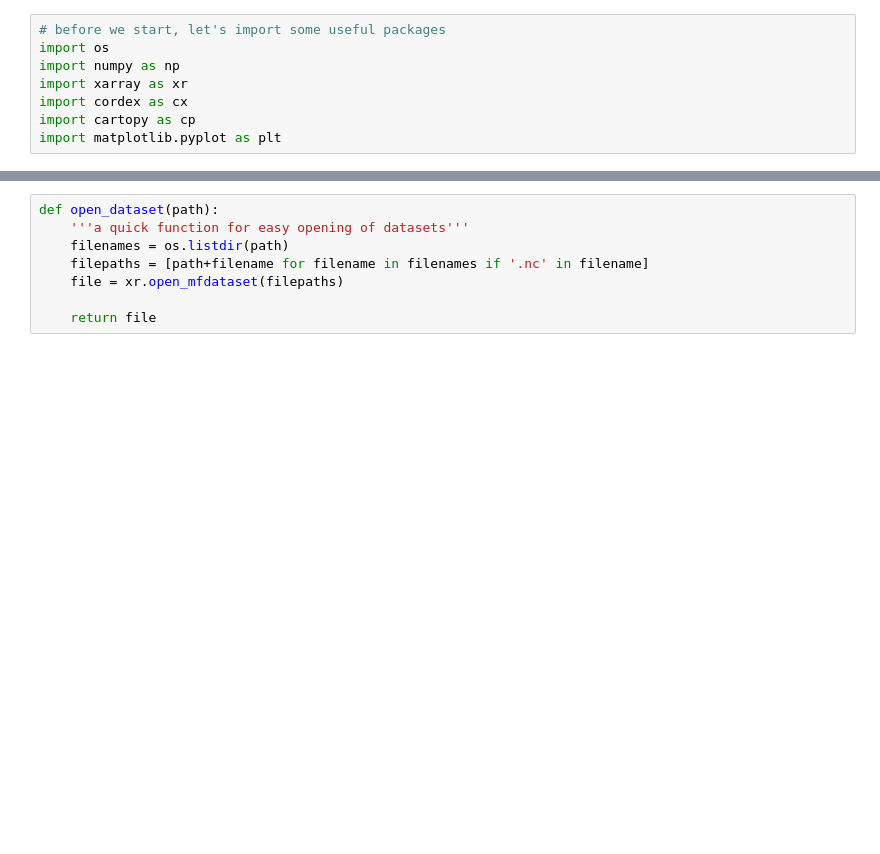
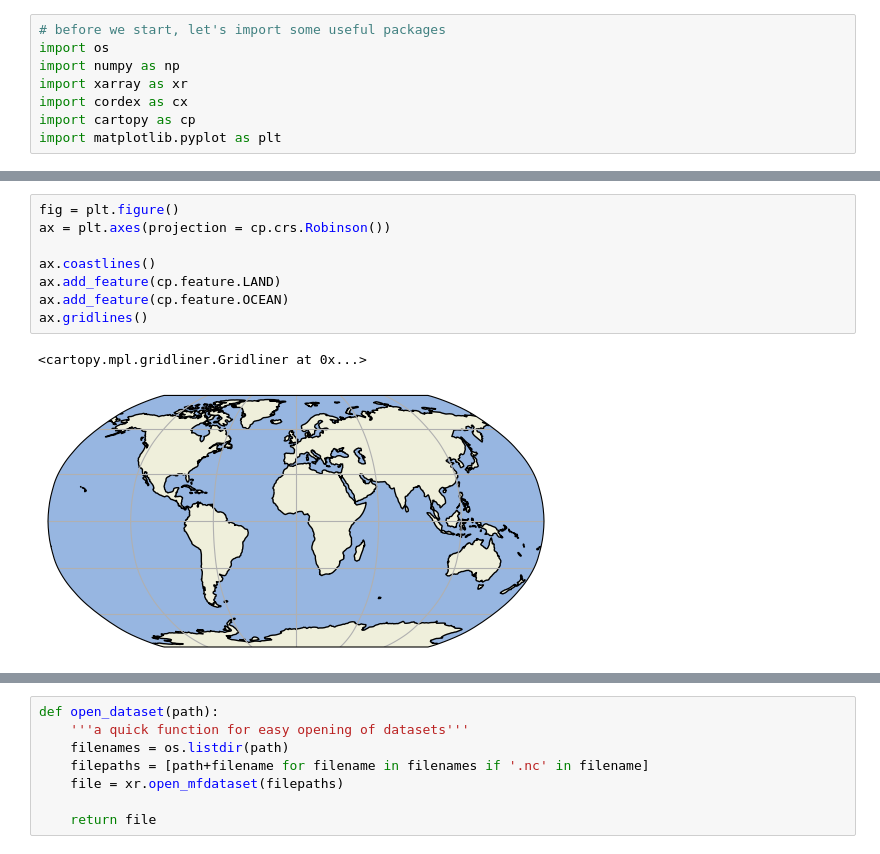
Before and after one commit to Jonniebarnsley/Pyrenees, a Jupyter notebook: cordex_workshop.ipynb, the cells around one changed output, grey strips where cells are left out. Saved outputs shown, nothing was run; the diff lists cells and outputs as text; blank space fills up the shorter version.

```diff
--- a/cordex_workshop.ipynb
+++ b/cordex_workshop.ipynb
@@ -79,0 +64,11 @@ ax.gridlines()
+# %%
+fig = plt.figure()
+ax = plt.axes(projection = cp.crs.Robinson())
+
+ax.coastlines()
+ax.add_feature(cp.feature.LAND)
+ax.add_feature(cp.feature.OCEAN)
+ax.gridlines()
+# %% [output]
+<cartopy.mpl.gridliner.Gridliner at 0x...>
+[figure, added]
```
Also changed, not shown: parts of 29 cells of this notebook, 1 other file.
